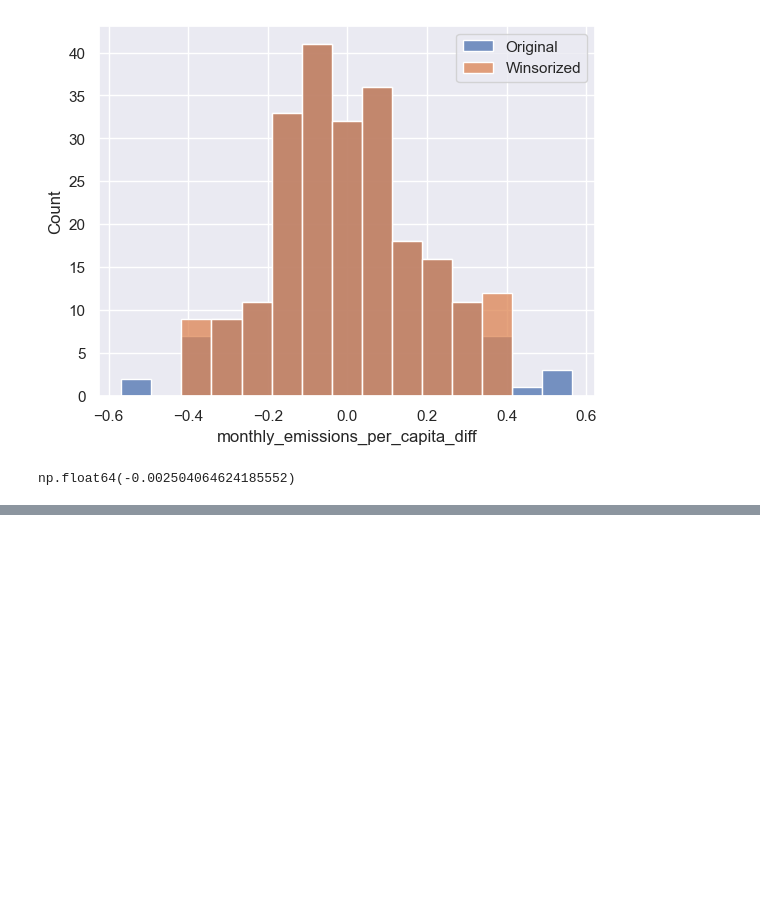
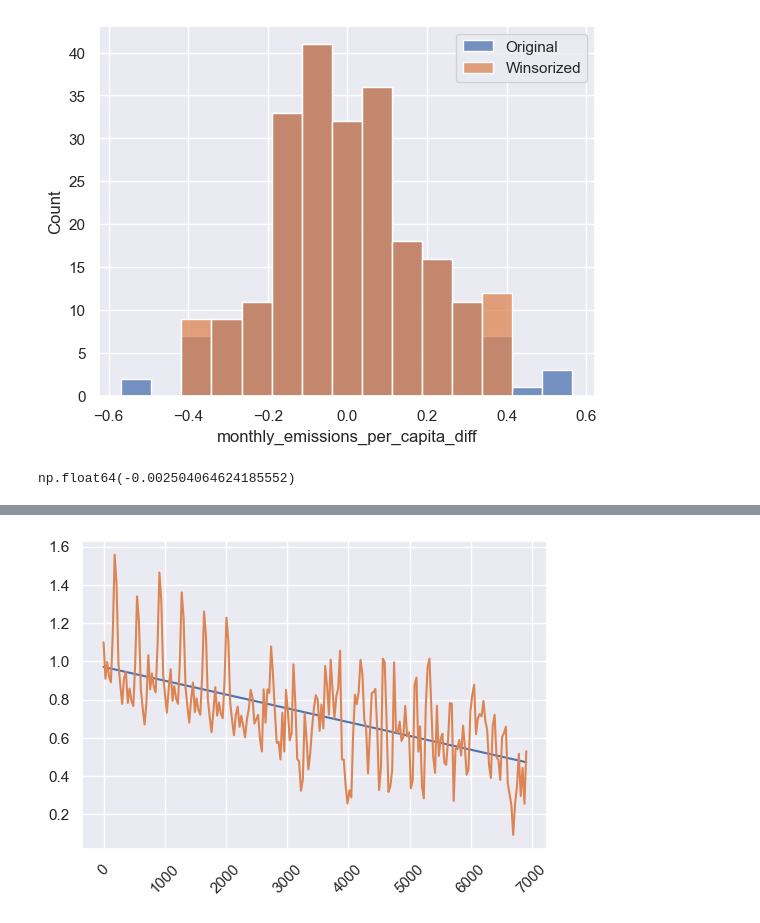
Before and after one commit to jableable/regulators, a Jupyter notebook: Models/Synthetic_Control/Josh/apply_winsorization.ipynb, the cells around one changed output, grey strips where cells are left out. Drawn from its saved outputs; the diff is of its cells as text; code cells hidden in the pictures; blank space fills up the shorter version.

```diff
--- a/Models/Synthetic_Control/Josh/apply_winsorization.ipynb
+++ b/Models/Synthetic_Control/Josh/apply_winsorization.ipynb
@@ -152,0 +202,3 @@ check_df.head()
+# %%
+de_df["time_elapsed"] = (de_df.date - df.date.values[0]).dt.days
+de_df.time_elapsed
@@ -152,0 +218,19 @@ check_df.head()
+# %%
+# Now let's check against a simple linear fit
+from sklearn.linear_model import LinearRegression
+
+slr = LinearRegression()
+slr.fit(de_df[["time_elapsed"]], de_df.monthly_emissions_per_capita)
+
+X_plot = de_df[["time_elapsed"]]
+y_plot = slr.predict(X_plot)
+
+de_df["monthly_emissions_per_capita_slr_residuals"] = de_df.monthly_emissions_per_capita - y_plot
+# %%
+fig, ax = plt.subplots(figsize = (6,4))
+plt.plot(X_plot, y_plot, label="Fit")
+plt.plot(de_df.time_elapsed, de_df.monthly_emissions_per_capita)
+plt.xticks(rotation=45)
+plt.show()
+# %% [output]
+[figure, added]
```
Also changed, not shown: parts of 11 cells of this notebook.
